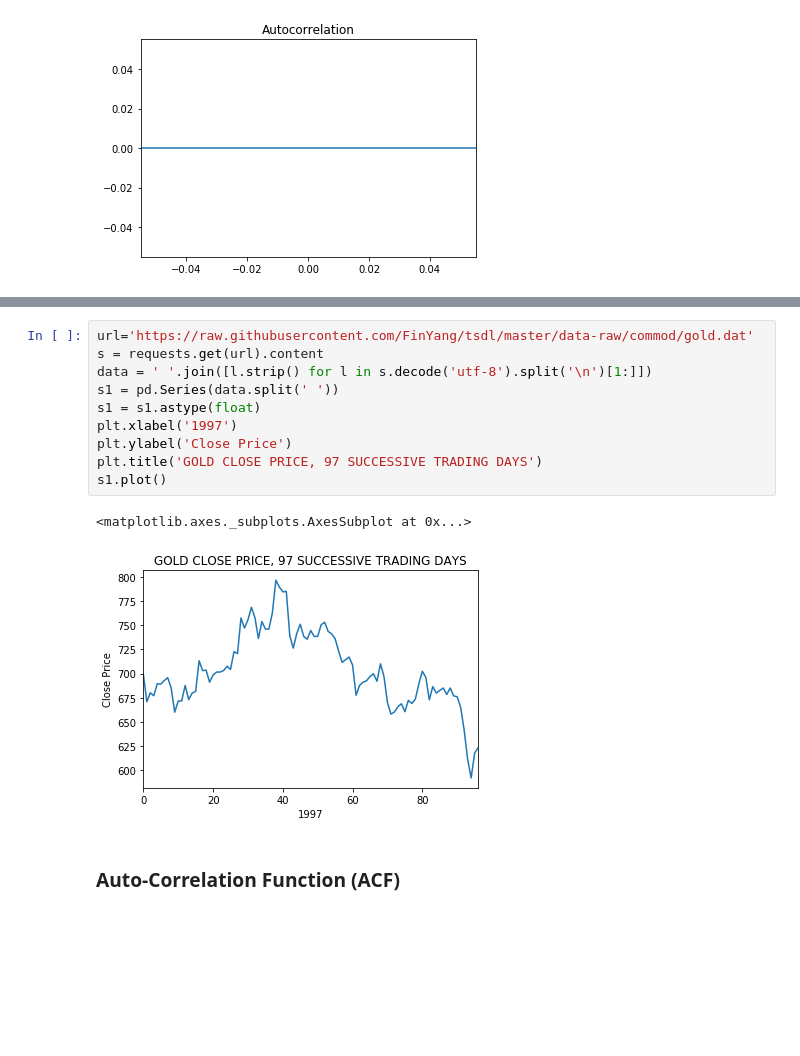
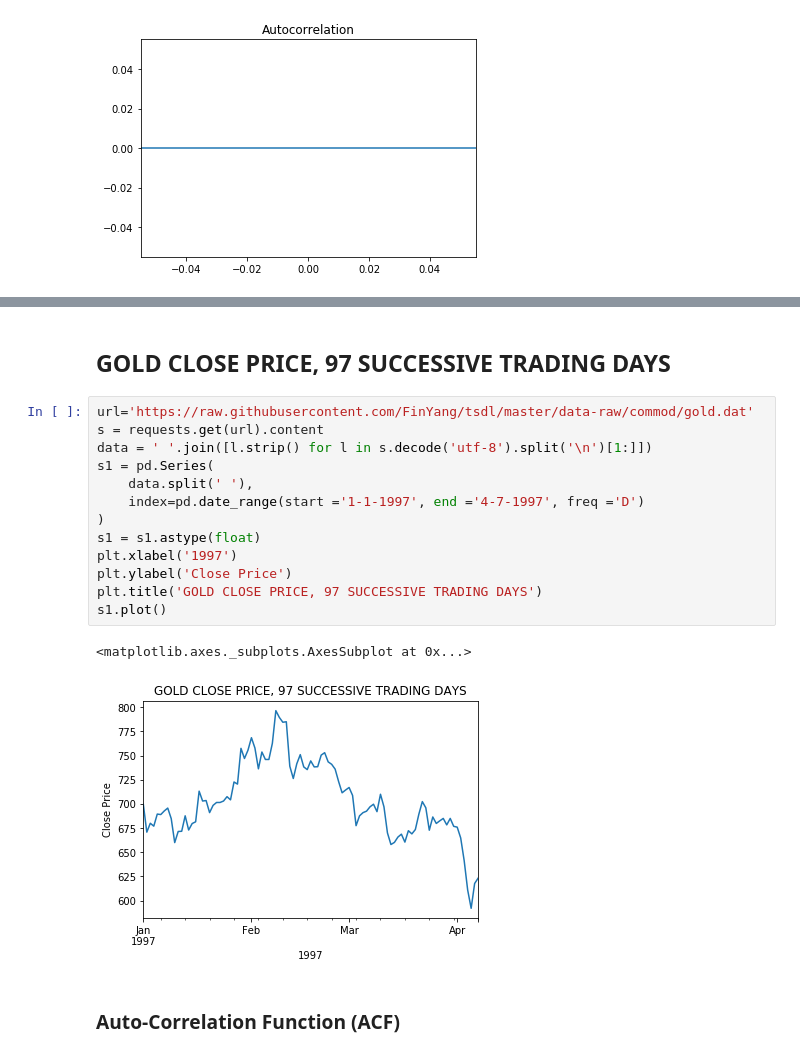
Before and after one commit to jamissonfreitas/IN1167, a Jupyter notebook: Cap1_2.ipynb, the cells around one changed output, grey strips where cells are left out. Drawn from its saved outputs; the diff is of its cells as text; blank space fills up the shorter version.

Commit message:
fix index gold time serie

```diff
--- a/Cap1_2.ipynb
+++ b/Cap1_2.ipynb
@@ -115,16 +124,21 @@ plt.show()
+# %% [markdown]
+## GOLD CLOSE PRICE, 97 SUCCESSIVE TRADING DAYS
 # %%
 url='https://raw.githubusercontent.com/FinYang/tsdl/master/data-raw/commod/gold.dat'
 s = requests.get(url).content
 data = ' '.join([l.strip() for l in s.decode('utf-8').split('\n')[1:]])
-s1 = pd.Series(data.split(' '))
+s1 = pd.Series(
+    data.split(' '),
+    index=pd.date_range(start ='1-1-1997', end ='4-7-1997', freq ='D')
+)
 s1 = s1.astype(float)
 plt.xlabel('1997')
 plt.ylabel('Close Price')
 plt.title('GOLD CLOSE PRICE, 97 SUCCESSIVE TRADING DAYS')
 s1.plot()
 # %% [output]
 <matplotlib.axes._subplots.AxesSubplot at 0x...>
-[figure, old version]
+[figure, new version]
 # %% [markdown]
 ### Auto-Correlation Function (ACF)
 # %%
```
Also changed, not shown: parts of 7 cells of this notebook.
